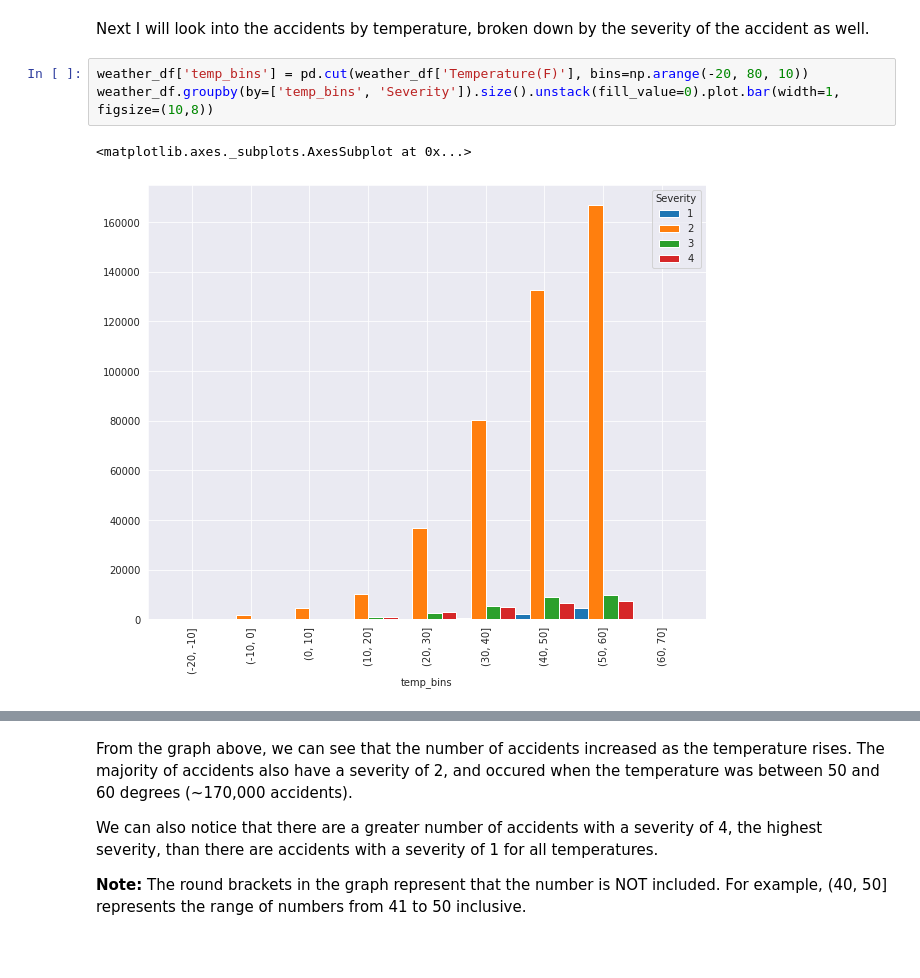
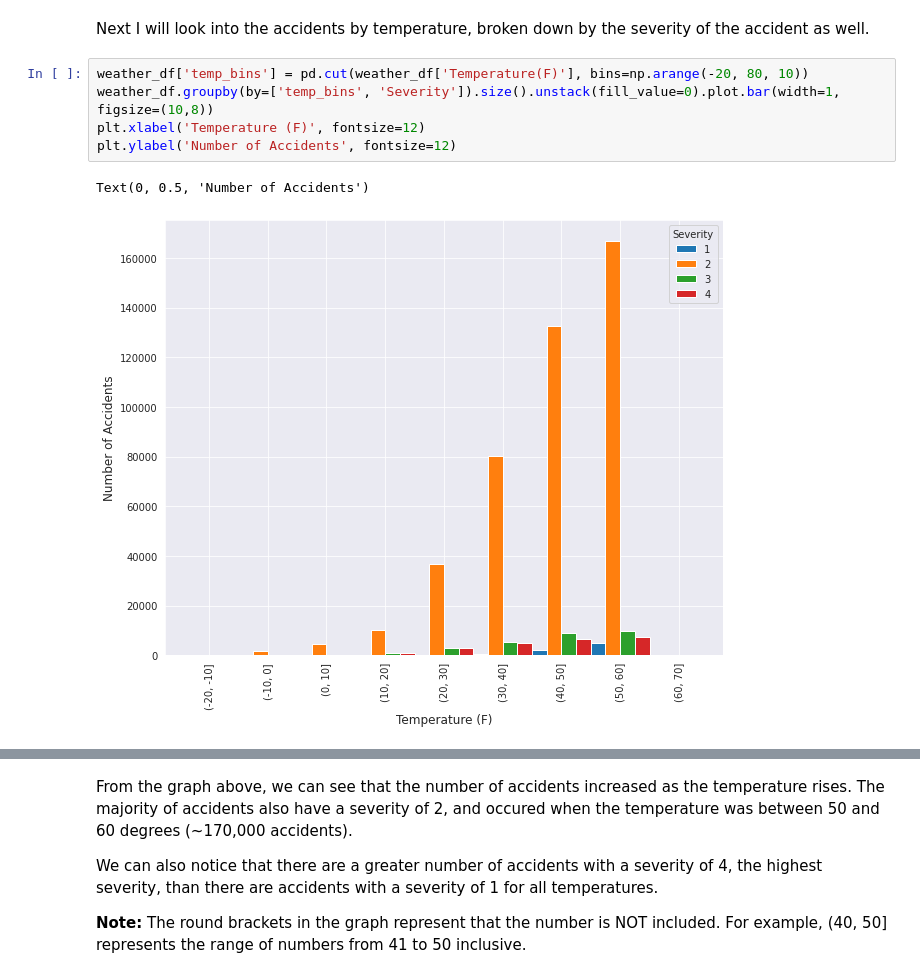
Before and after one commit to lodi-m/US-Traffic-Accidents-Analysis, a Jupyter notebook: EDA_us_accidents.ipynb, the cells around one changed output, grey strips where cells are left out. Saved outputs shown, nothing was run; the diff lists cells and outputs as text; blank space fills up the shorter version.

```diff
--- a/EDA_us_accidents.ipynb
+++ b/EDA_us_accidents.ipynb
@@ -431,6 +431,8 @@ Next I will look into the accidents by temperature, broken down by the severity
 # %%
 weather_df['temp_bins'] = pd.cut(weather_df['Temperature(F)'], bins=np.arange(-20, 80, 10))
 weather_df.groupby(by=['temp_bins', 'Severity']).size().unstack(fill_value=0).plot.bar(width=1, figsize=(10,8))
+plt.xlabel('Temperature (F)', fontsize=12)
+plt.ylabel('Number of Accidents', fontsize=12)
 # %% [output]
-<matplotlib.axes._subplots.AxesSubplot at 0x...>
+Text(0, 0.5, 'Number of Accidents')
-[figure, old version]
+[figure, new version]
```
Also changed, not shown: parts of 12 cells of this notebook.
